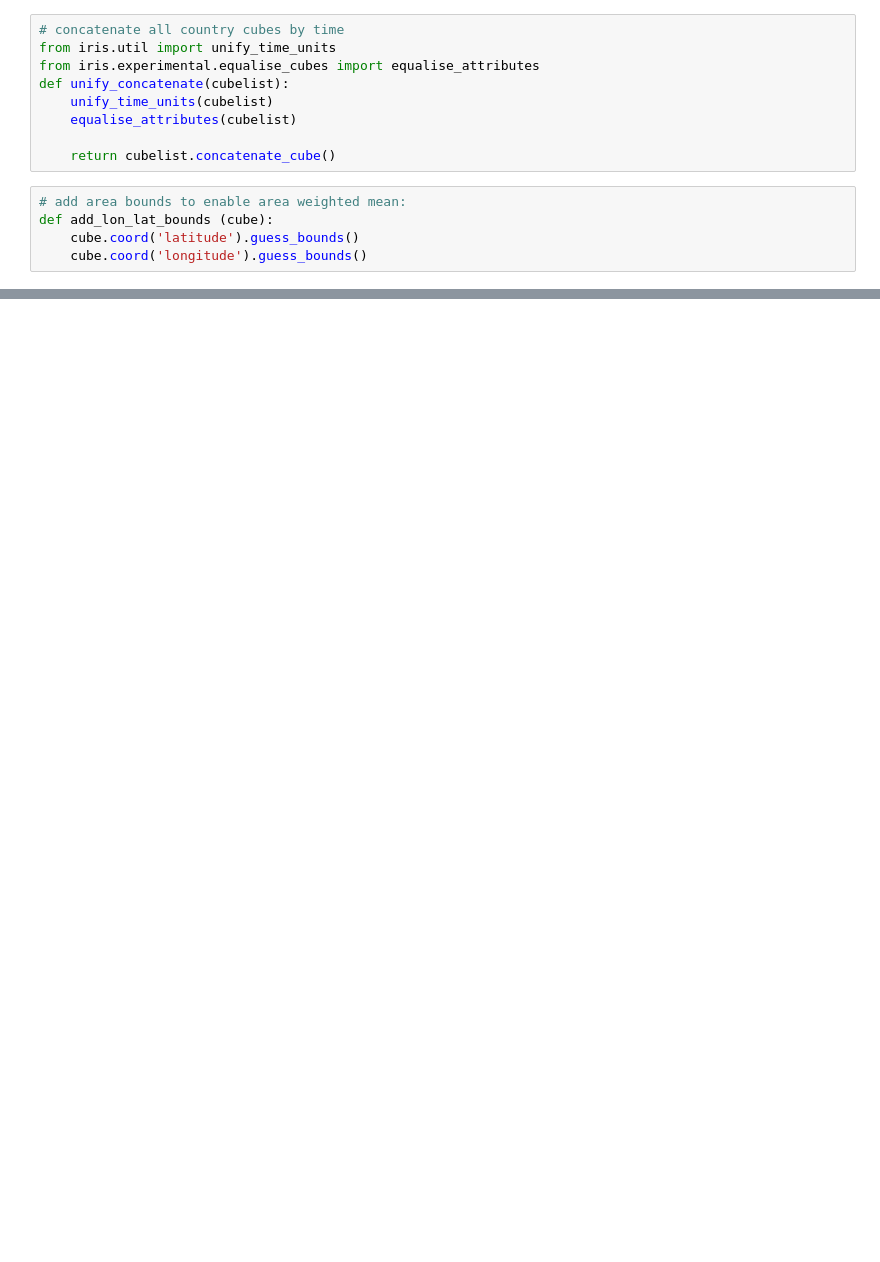
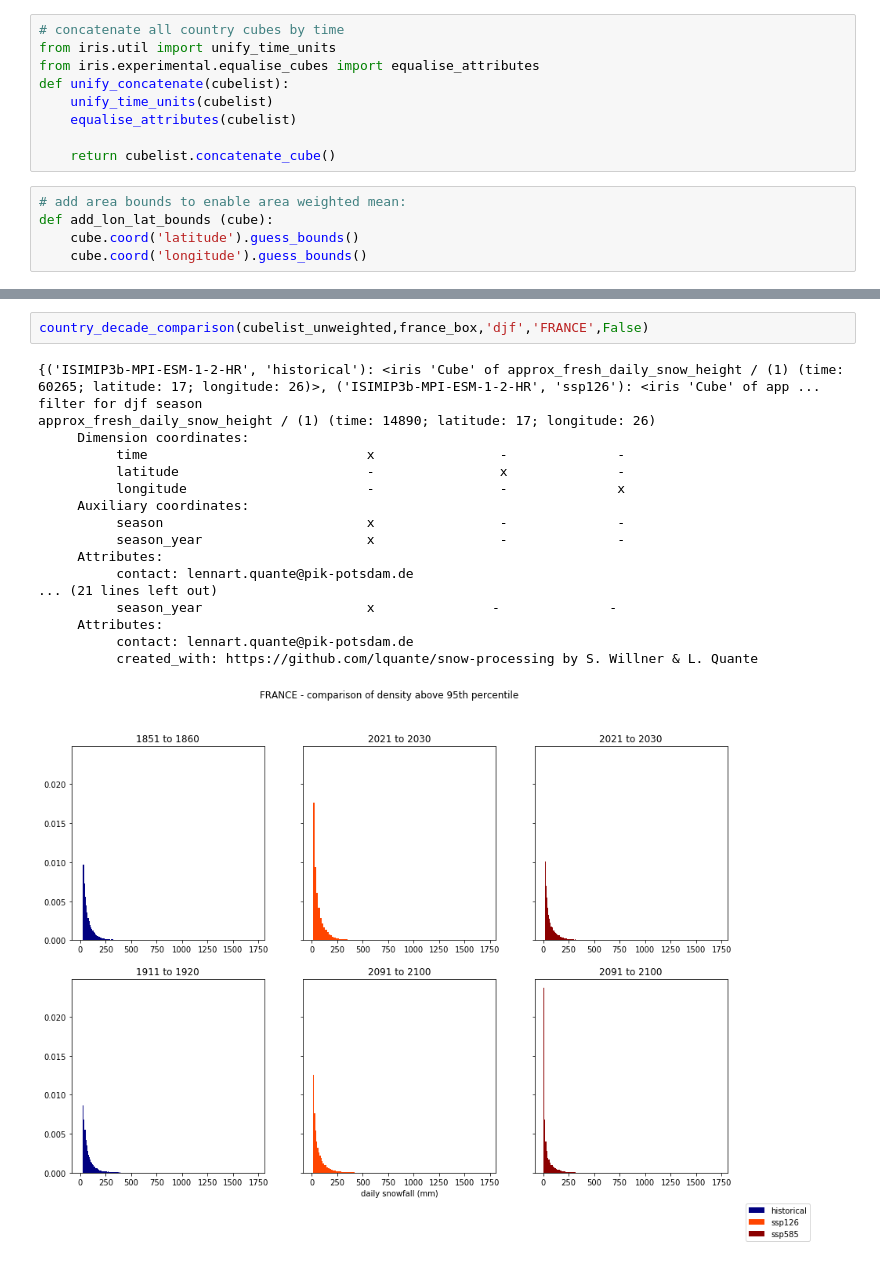
Before and after one commit to lquante/ExtremeEventEvaluation, a Jupyter notebook: NcDataProbing.ipynb, the cells around one changed output, grey strips where cells are left out. Drawn from its saved outputs; the diff is of its cells as text; blank space fills up the shorter version.

```diff
--- a/NcDataProbing.ipynb
+++ b/NcDataProbing.ipynb
@@ -380,0 +520,21 @@ Plot for threshhold exceedances
+# %%
+country_decade_comparison(cubelist_unweighted,france_box,'djf','FRANCE',False)
+# %% [output]
+{('ISIMIP3b-MPI-ESM-1-2-HR', 'historical'): <iris 'Cube' of approx_fresh_daily_snow_height / (1) (time: 60265; latitude: 17; longitude: 26)>, ('ISIMIP3b-MPI-ESM-1-2-HR', 'ssp126'): <iris 'Cube' of app ...
+filter for djf season
+approx_fresh_daily_snow_height / (1) (time: 14890; latitude: 17; longitude: 26)
+     Dimension coordinates:
+          time                            x                -              -
+          latitude                        -                x              -
+          longitude                       -                -              x
+     Auxiliary coordinates:
+          season                          x                -              -
+          season_year                     x                -              -
+     Attributes:
+          contact: lennart.quante@pik-potsdam.de
+... (21 lines left out)
+          season_year                     x               -              -
+     Attributes:
+          contact: lennart.quante@pik-potsdam.de
+          created_with: https://github.com/lquante/snow-processing by S. Willner & L. Quante
+[figure, added]
```
Also changed, not shown: parts of 52 cells of this notebook, 2 other files.
